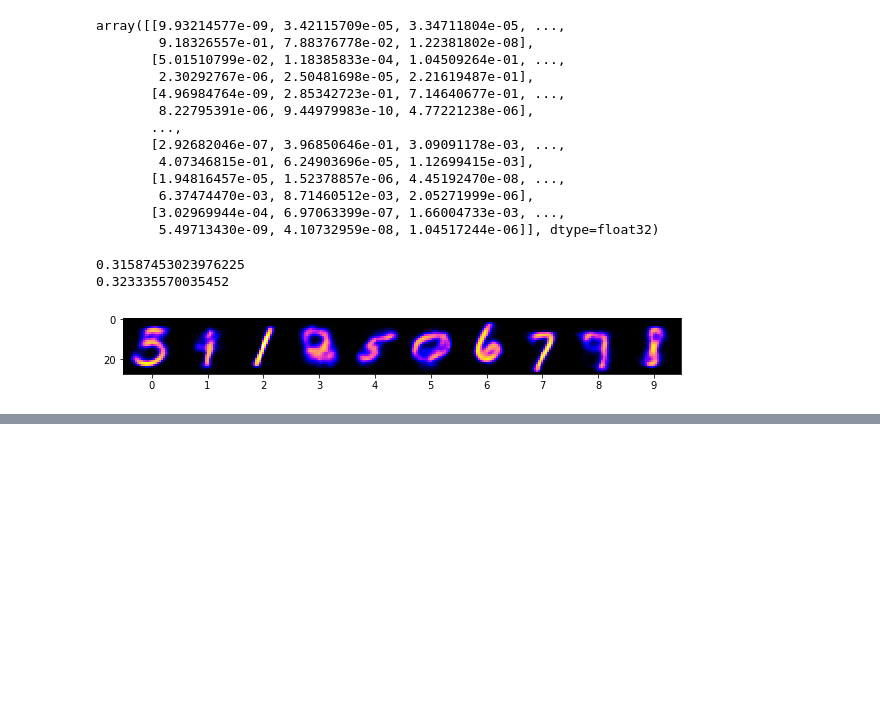
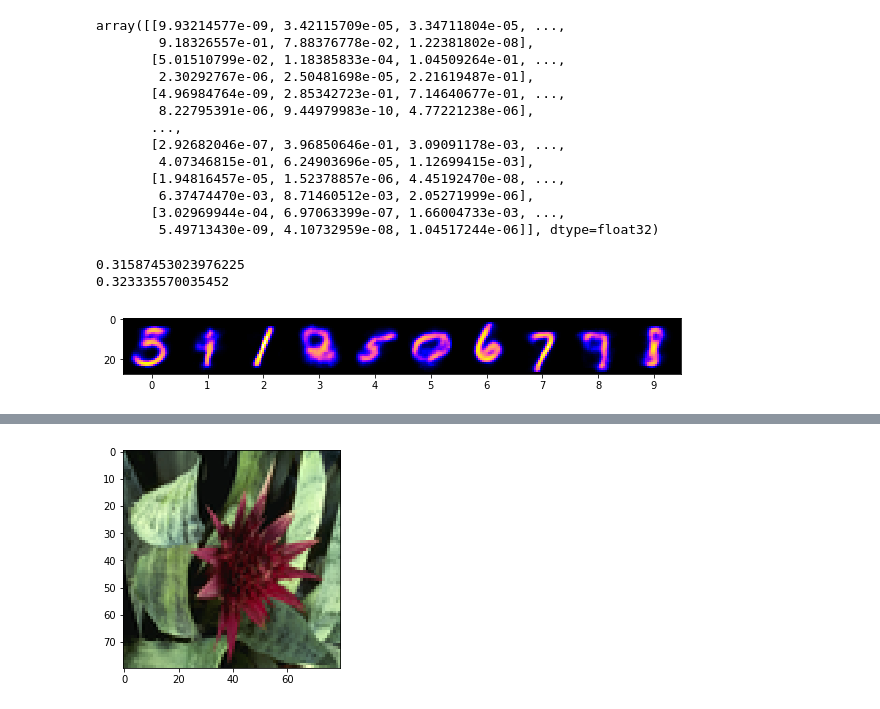
Before and after one commit to FMena14/Ayudantias, a Jupyter notebook: Ayud_ANN/Tarea2/Pruebas.. texto.ipynb, the cells around one changed output, grey strips where cells are left out. Saved outputs shown, nothing was run; the diff lists cells and outputs as text; code cells hidden in the pictures; blank space fills up the shorter version.

```diff
--- a/Ayud_ANN/Tarea2/Pruebas.. texto.ipynb
+++ b/Ayud_ANN/Tarea2/Pruebas.. texto.ipynb
@@ -494,0 +552,7 @@ model.summary()
+# %%
+X_image = X_image/255.
+Y_image = Y_image/255.
+Y_image = Y_image[:,:,:,None]
+# %%
+model.compile(loss='binary_crossentropy',optimizer='rmsprop')
+model.fit(X_image,Y_image,epochs=100,batch_size=32)
@@ -494,0 +599,8 @@ model.summary()
+# %%
+n_s = 1
+# %%
+import matplotlib.pyplot as plt
+plt.imshow(X_image[n_s],cmap='gray')
+plt.show()
+# %% [output]
+[figure, added]
```
Also changed, not shown: parts of 12 cells of this notebook, 1 other file.
